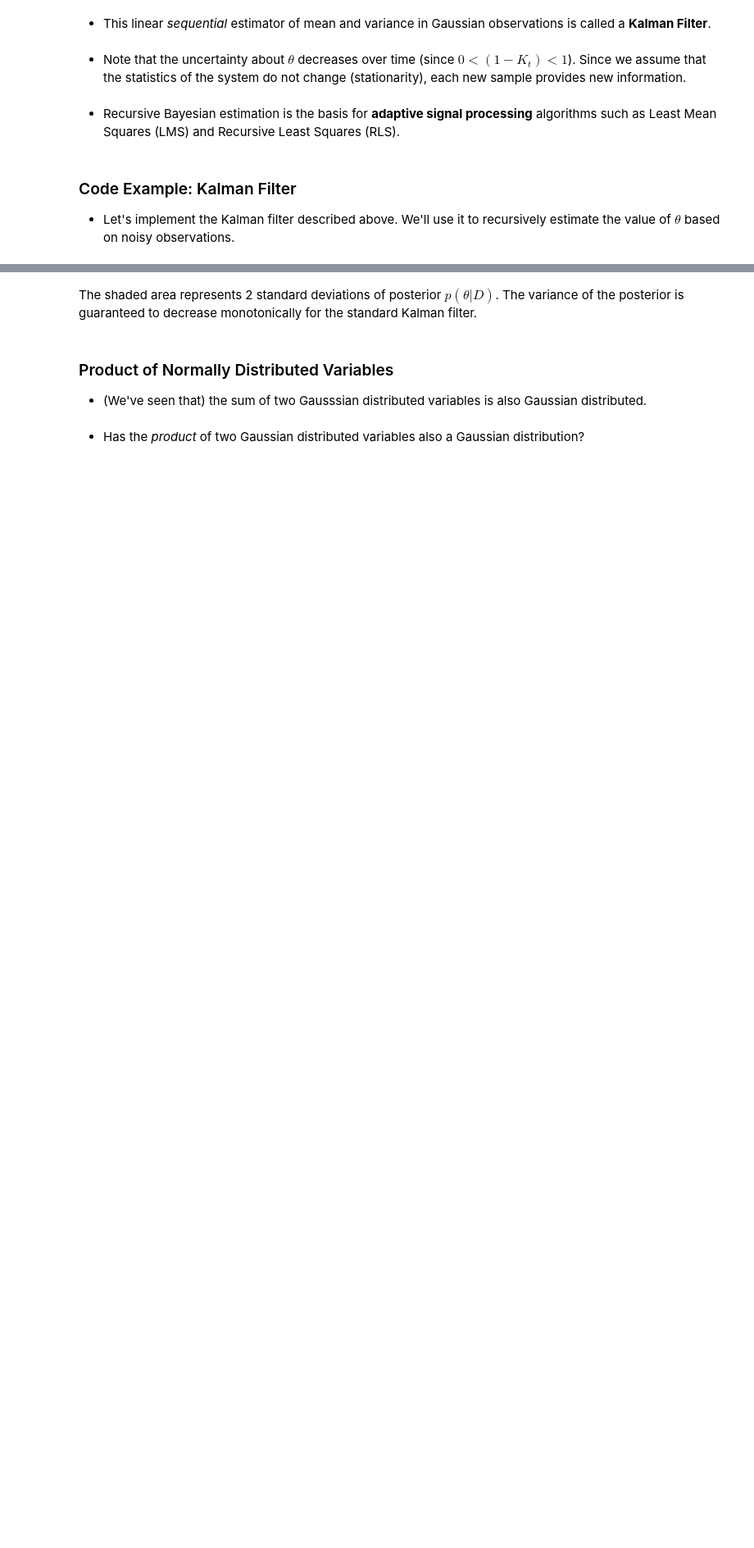
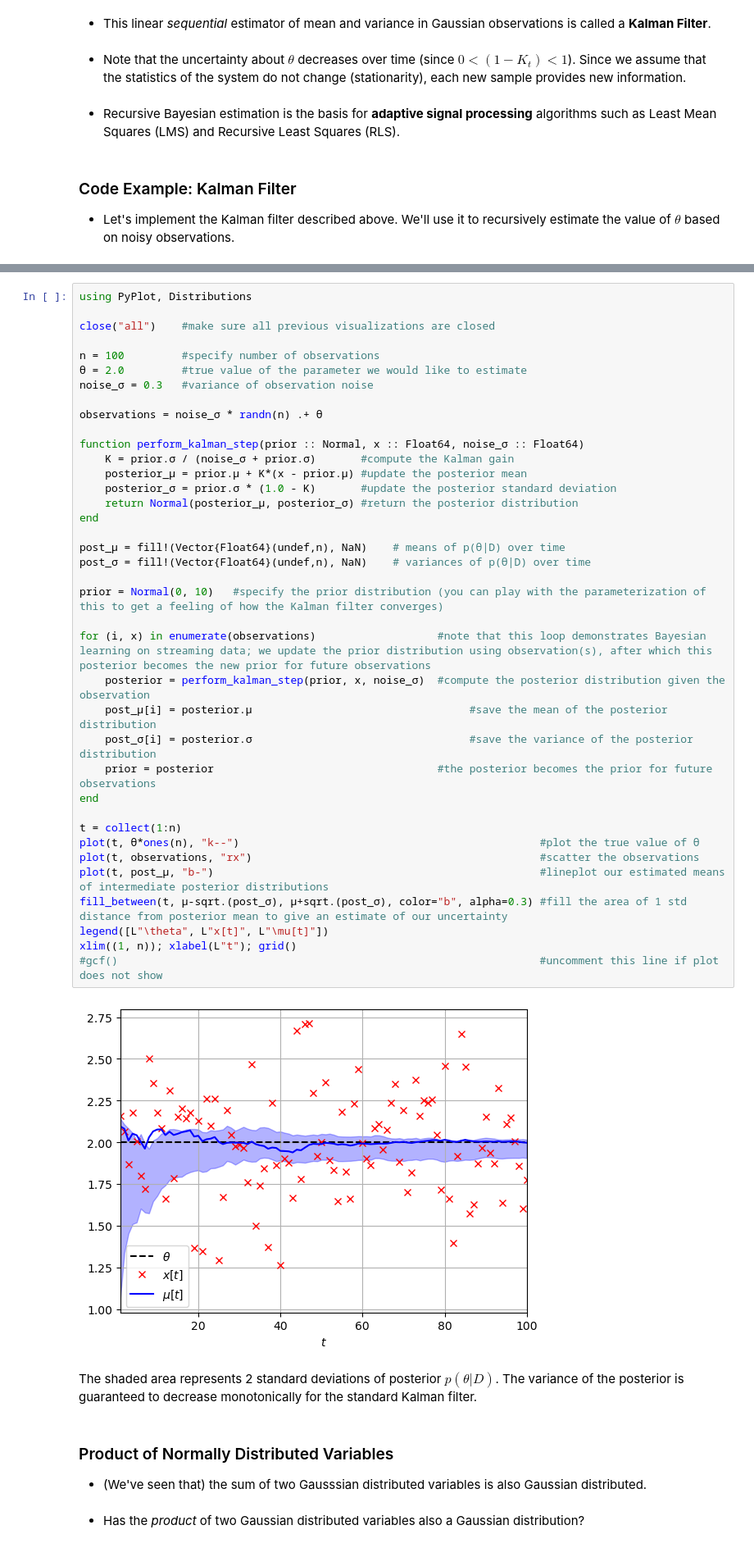
Before and after one commit to bertdv/BMLIP, a Jupyter notebook: lessons/notebooks/The-Gaussian-Distribution.ipynb, the cells around one changed output, grey strips where cells are left out. Shown at 82% size. Saved outputs shown, nothing was run; the diff lists cells and outputs as text; blank space fills up the shorter version.

Commit message:
Refactored code example on Kalman Filters

```diff
--- a/lessons/notebooks/The-Gaussian-Distribution.ipynb
+++ b/lessons/notebooks/The-Gaussian-Distribution.ipynb
@@ -461,3 +421,43 @@ xlim((1, N)); xlabel(L"t"); grid()
+# %%
+using PyPlot, Distributions
+
+close("all")    #make sure all previous visualizations are closed
+
+n = 100         #specify number of observations
+θ = 2.0         #true value of the parameter we would like to estimate
+noise_σ = 0.3   #variance of observation noise
+
+observations = noise_σ * randn(n) .+ θ
+
+function perform_kalman_step(prior :: Normal, x :: Float64, noise_σ :: Float64)
+    K = prior.σ / (noise_σ + prior.σ)       #compute the Kalman gain
+    posterior_μ = prior.μ + K*(x - prior.μ) #update the posterior mean
+    posterior_σ = prior.σ * (1.0 - K)       #update the posterior standard deviation
+    return Normal(posterior_μ, posterior_σ) #return the posterior distribution
+end
+
+post_μ = fill!(Vector{Float64}(undef,n), NaN)    # means of p(θ|D) over time
+post_σ = fill!(Vector{Float64}(undef,n), NaN)    # variances of p(θ|D) over time
+
+prior = Normal(0, 10)   #specify the prior distribution (you can play with the parameterization of this to get a feeling of how the Kalman filter converges)
+
+for (i, x) in enumerate(observations)                   #note that this loop demonstrates Bayesian learning on streaming data; we update the prior distribution using observation(s), after which this posterior becomes the new prior for future observations
+    posterior = perform_kalman_step(prior, x, noise_σ)  #compute the posterior distribution given the observation
+    post_μ[i] = posterior.μ                                  #save the mean of the posterior distribution
+    post_σ[i] = posterior.σ                                  #save the variance of the posterior distribution
+    prior = posterior                                   #the posterior becomes the prior for future observations
+end
+
+t = collect(1:n)
+plot(t, θ*ones(n), "k--")                                               #plot the true value of θ
+plot(t, observations, "rx")                                             #scatter the observations
+plot(t, post_μ, "b-")                                                   #lineplot our estimated means of intermediate posterior distributions
+fill_between(t, μ-sqrt.(post_σ), μ+sqrt.(post_σ), color="b", alpha=0.3) #fill the area of 1 std distance from posterior mean to give an estimate of our uncertainty
+legend([L"\theta", L"x[t]", L"\mu[t]"])
+xlim((1, n)); xlabel(L"t"); grid()
+#gcf()                                                                  #uncomment this line if plot does not show
+# %% [output]
+[figure, added]
 # %% [markdown]
 The shaded area represents 2 standard deviations of posterior $p(\theta|D)$. The variance of the posterior is guaranteed to decrease monotonically for the standard Kalman filter.
 # %% [markdown]
```
Also changed, not shown: parts of 2 cells of this notebook.
